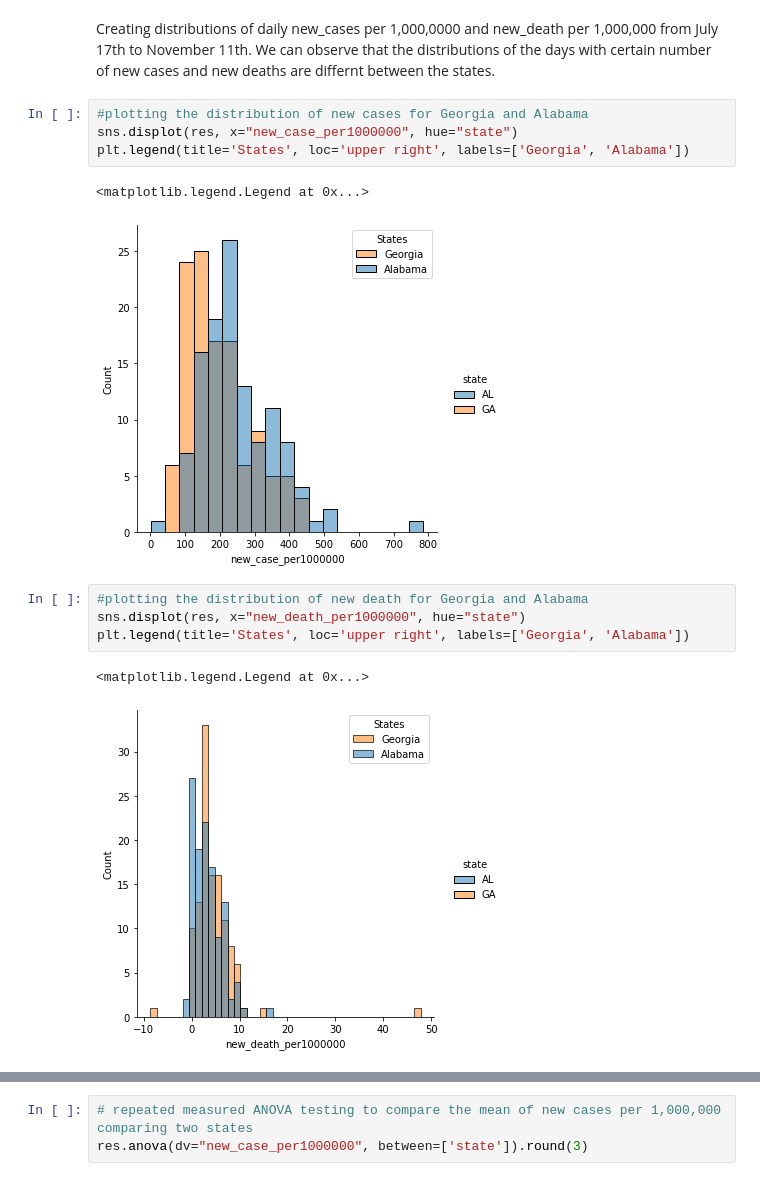
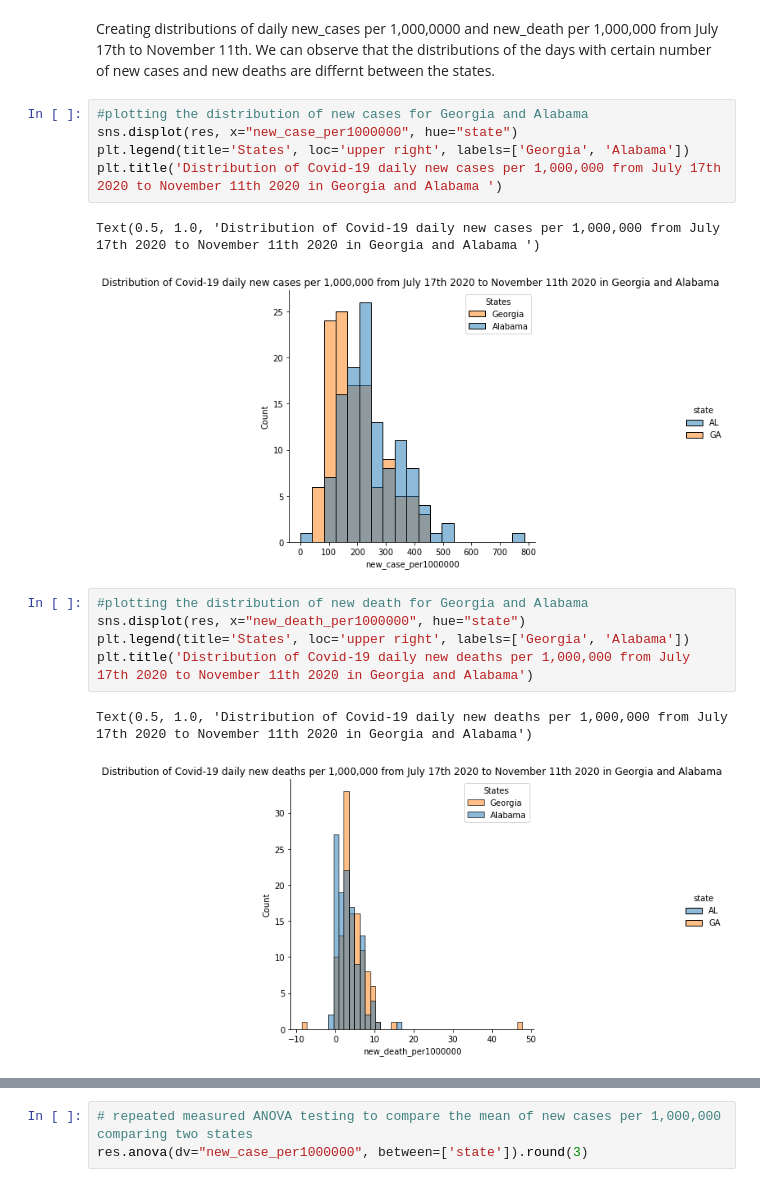
Before and after one commit to dibay/mask-wearing-policy-COVID-19-burden, a Jupyter notebook: Data-512-final.ipynb, the cells around one changed output, grey strips where cells are left out. Saved outputs shown, nothing was run; the diff lists cells and outputs as text.

```diff
--- a/Data-512-final.ipynb
+++ b/Data-512-final.ipynb
@@ -251,17 +255,19 @@ We can observe that the distributions of the days with certain number of new cas
 # %%
 #plotting the distribution of new cases for Georgia and Alabama
 sns.displot(res, x="new_case_per1000000", hue="state")
 plt.legend(title='States', loc='upper right', labels=['Georgia', 'Alabama'])
+plt.title('Distribution of Covid-19 daily new cases per 1,000,000 from July 17th 2020 to November 11th 2020 in Georgia and Alabama ')
 # %% [output]
-<matplotlib.legend.Legend at 0x...>
+Text(0.5, 1.0, 'Distribution of Covid-19 daily new cases per 1,000,000 from July 17th 2020 to November 11th 2020 in Georgia and Alabama ')
-[figure, old version]
+[figure, new version]
 # %%
 #plotting the distribution of new death for Georgia and Alabama
 sns.displot(res, x="new_death_per1000000", hue="state")
 plt.legend(title='States', loc='upper right', labels=['Georgia', 'Alabama'])
+plt.title('Distribution of Covid-19 daily new deaths per 1,000,000 from July 17th 2020 to November 11th 2020 in Georgia and Alabama')
 # %% [output]
-<matplotlib.legend.Legend at 0x...>
+Text(0.5, 1.0, 'Distribution of Covid-19 daily new deaths per 1,000,000 from July 17th 2020 to November 11th 2020 in Georgia and Alabama')
-[figure, old version]
+[figure, new version]
 # %%
 sns.set_theme(style="whitegrid")
 sns.set_context("notebook", font_scale=0.25, rc={"lines.linewidth": 2.5})
```
Also changed, not shown: parts of 9 cells of this notebook, 5 other files.
